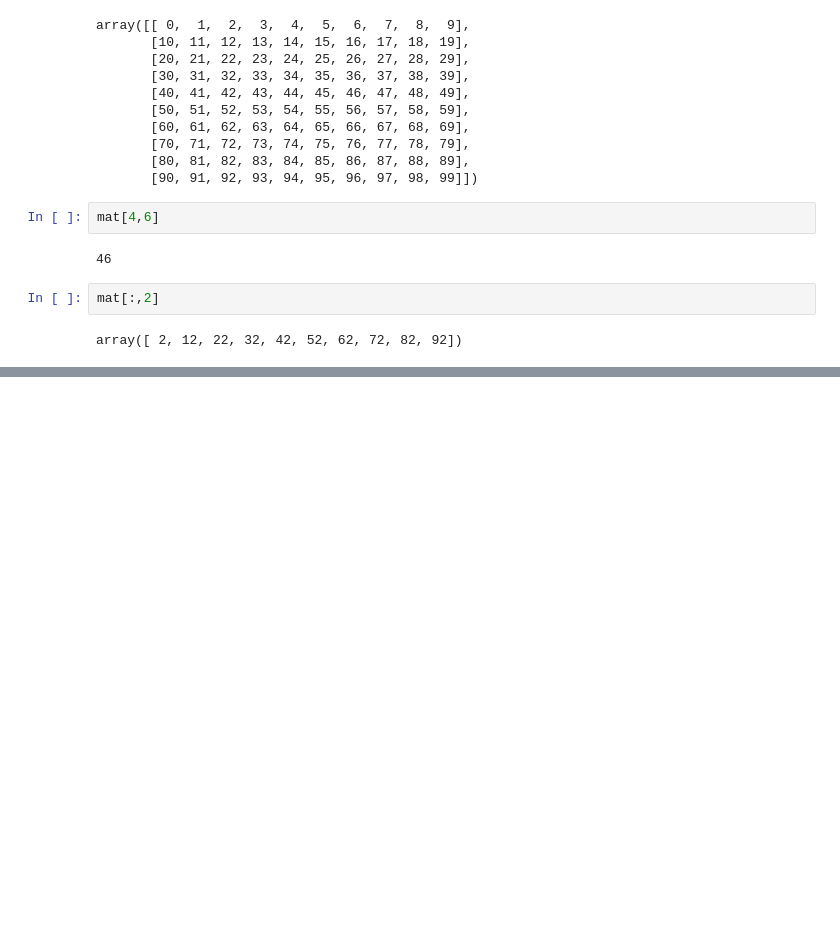
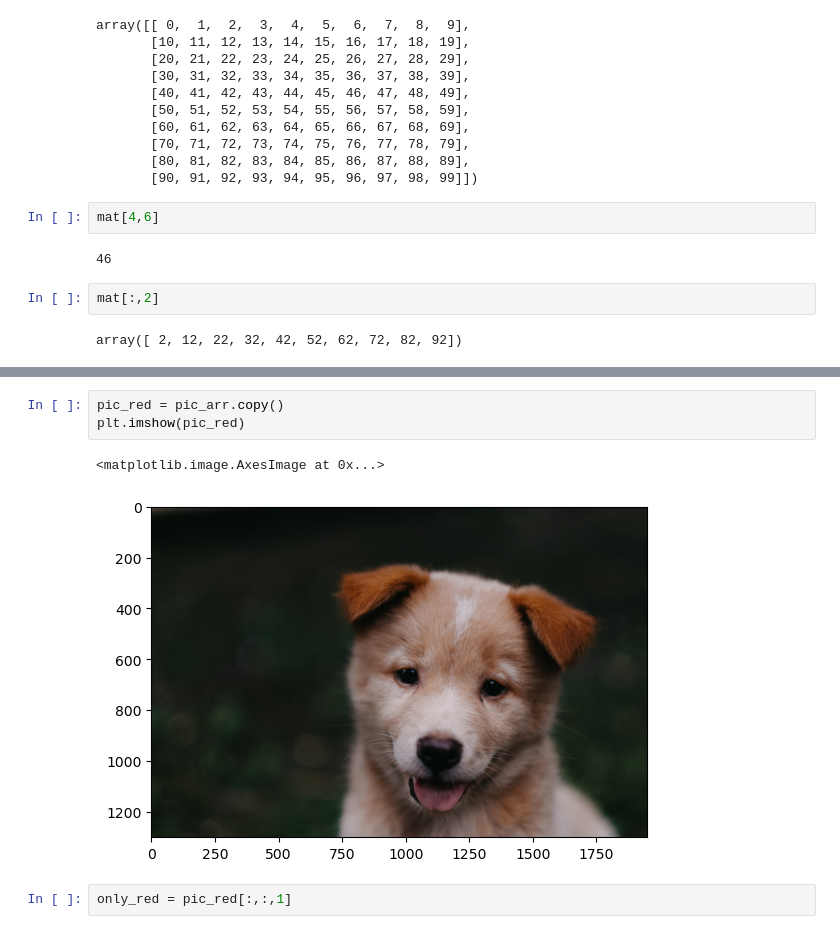
Before and after one commit to whysokara/OpenCV, a Jupyter notebook: practise.ipynb, the cells around one changed output, grey strips where cells are left out. Drawn from its saved outputs; the diff is of its cells as text; blank space fills up the shorter version.

```diff
--- a/practise.ipynb
+++ b/practise.ipynb
@@ -85,0 +106,8 @@ array([ 2, 12, 22, 32, 42, 52, 62, 72, 82, 92])
+# %%
+pic_red = pic_arr.copy()
+plt.imshow(pic_red)
+# %% [output]
+<matplotlib.image.AxesImage at 0x...>
+[figure, added]
+# %%
+only_red = pic_red[:,:,1]
```
Also changed, not shown: parts of 6 cells of this notebook.
